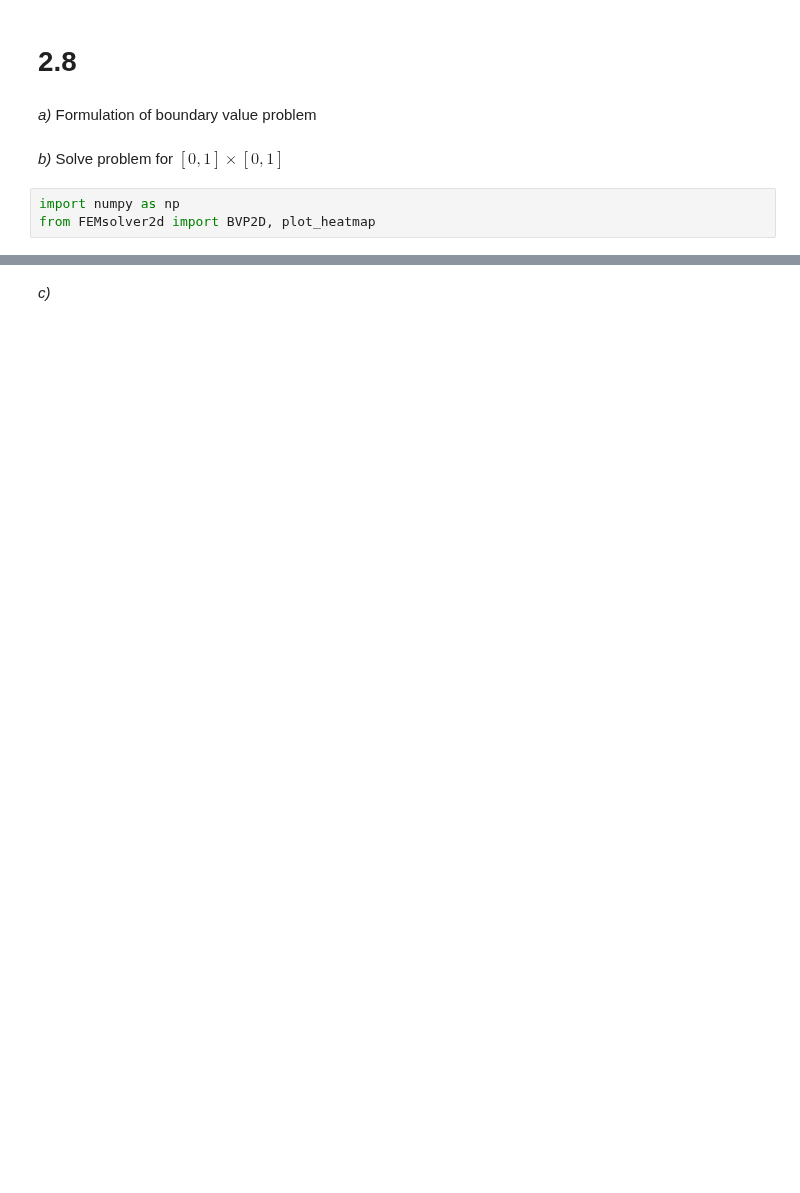
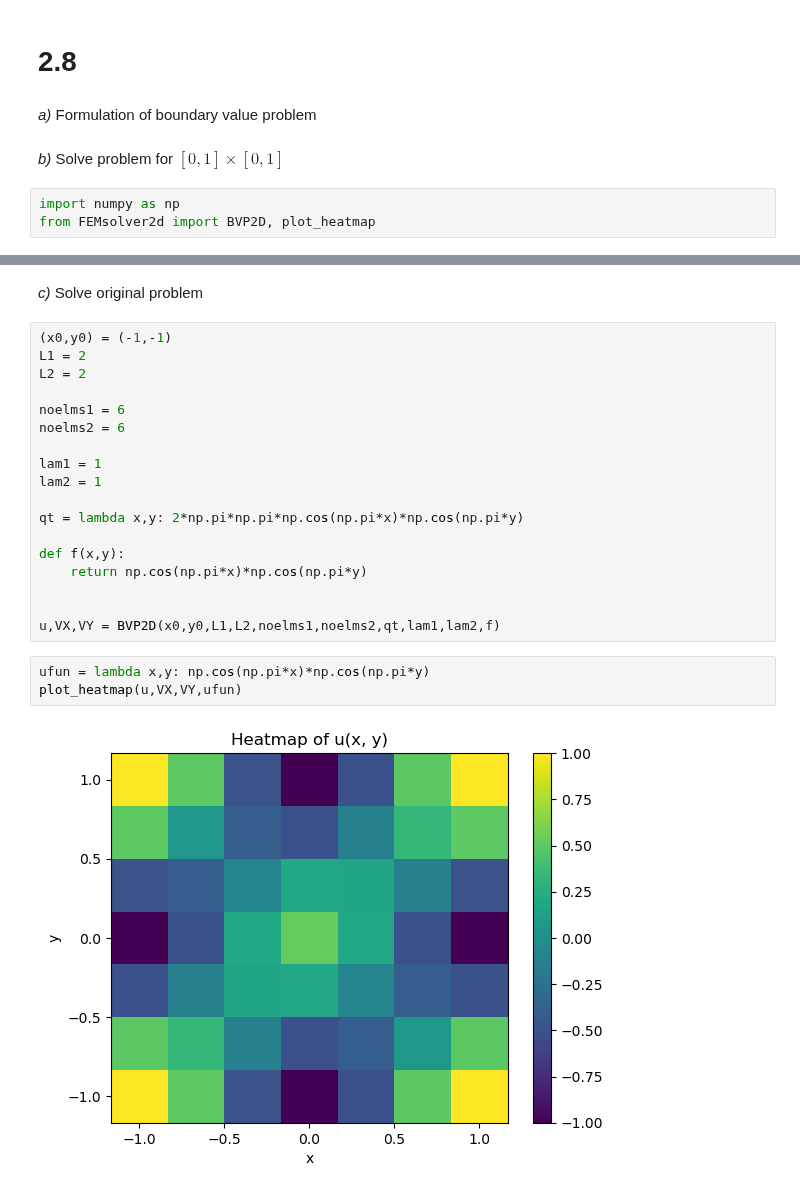
Before and after one commit to MarcusKNielsen/FEM, a Jupyter notebook: week 2/Week2_2-8.ipynb, the cells around one changed output, grey strips where cells are left out. Saved outputs shown, nothing was run; the diff lists cells and outputs as text; blank space fills up the shorter version.

```diff
--- a/week 2/Week2_2-8.ipynb
+++ b/week 2/Week2_2-8.ipynb
@@ -56,2 +56,25 @@ plot_heatmap(ufun(VX,VY),VX,VY)
 # %% [markdown]
-*c)*
+*c)* Solve original problem
+# %%
+(x0,y0) = (-1,-1)
+L1 = 2
+L2 = 2
+
+noelms1 = 6
+noelms2 = 6
+
+lam1 = 1
+lam2 = 1
+
+qt = lambda x,y: 2*np.pi*np.pi*np.cos(np.pi*x)*np.cos(np.pi*y)
+
+def f(x,y):
+    return np.cos(np.pi*x)*np.cos(np.pi*y)
+
+
+u,VX,VY = BVP2D(x0,y0,L1,L2,noelms1,noelms2,qt,lam1,lam2,f)
+# %%
+ufun = lambda x,y: np.cos(np.pi*x)*np.cos(np.pi*y)
+plot_heatmap(u,VX,VY,ufun)
+# %% [output]
+[figure, added]
```
Also changed, not shown: parts of 7 cells of this notebook, 1 other file.
